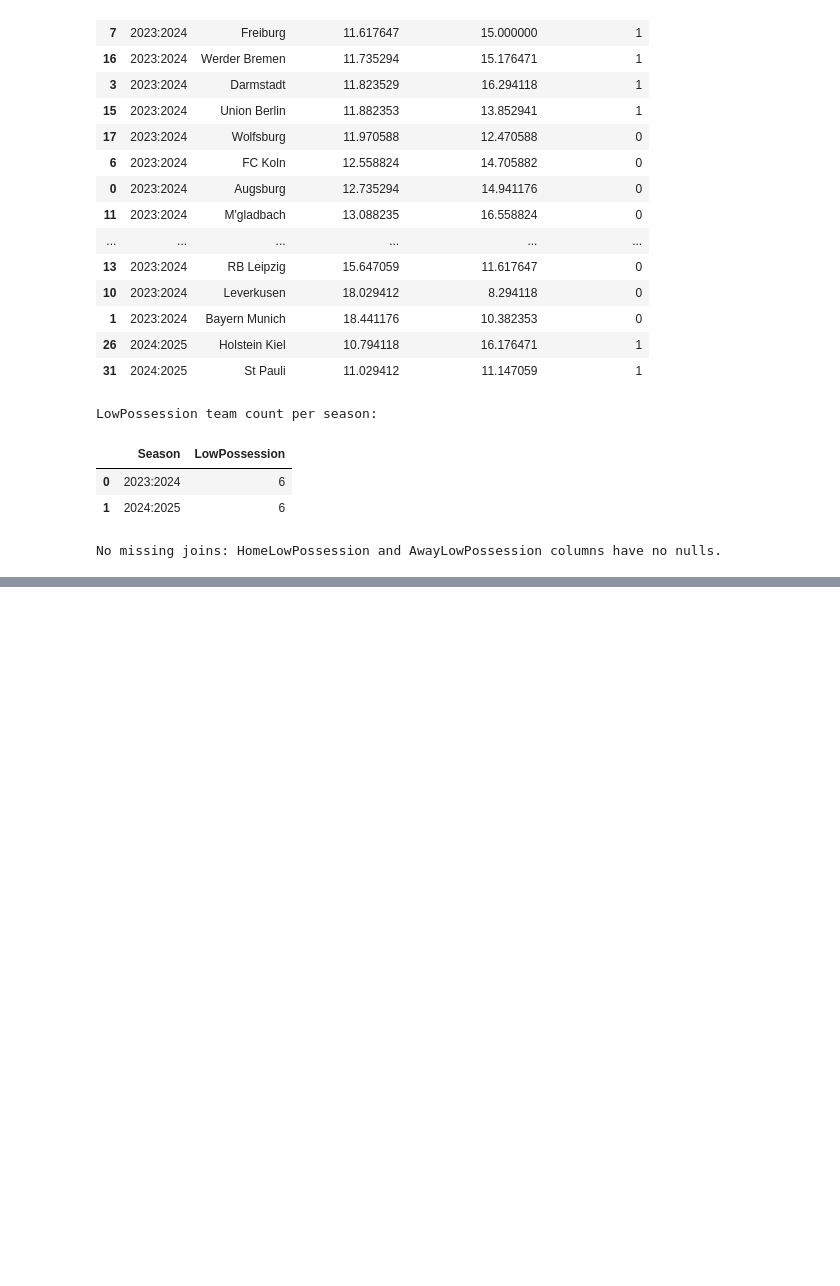
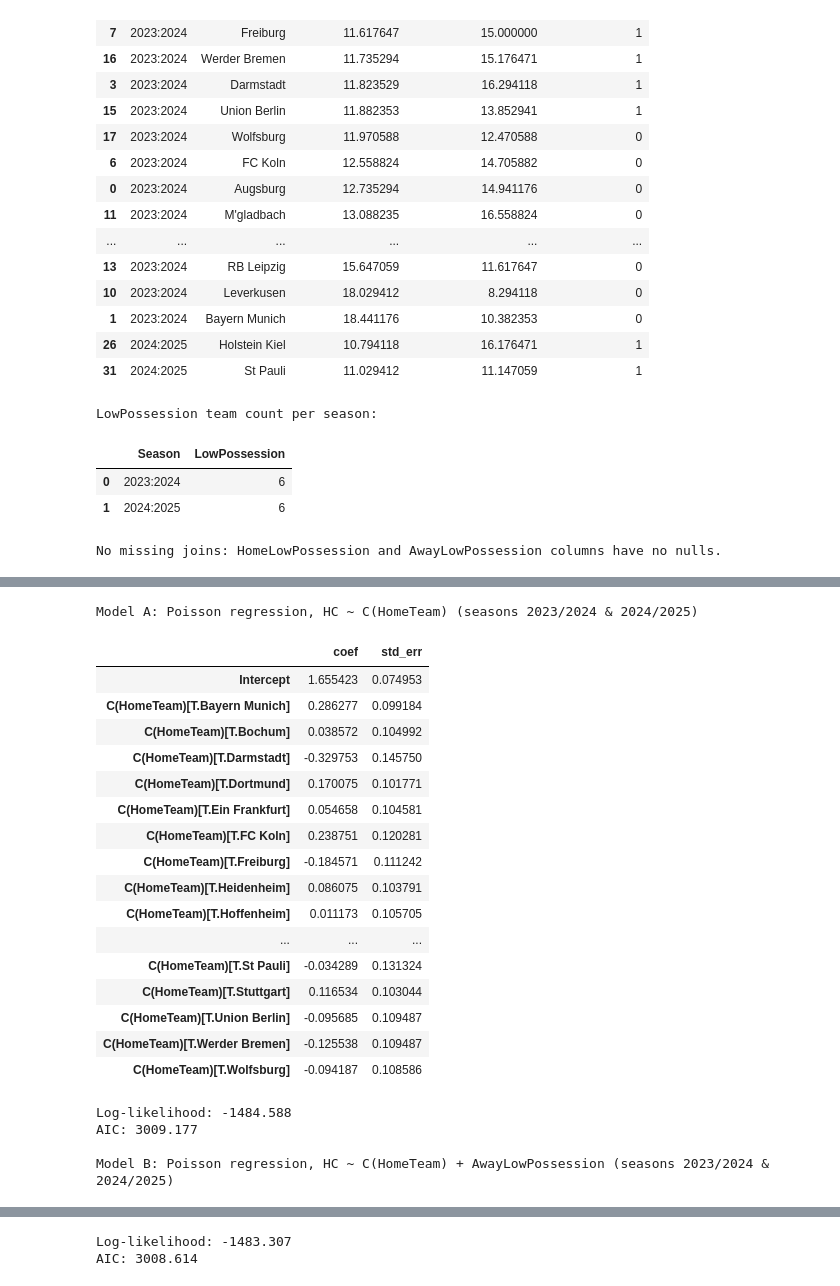
Before and after one commit to Acon3078/corners, a Jupyter notebook: Notebook.ipynb, the cells around one changed output, grey strips where cells are left out. Drawn from its saved outputs; the diff is of its cells as text; code cells hidden in the pictures; blank space fills up the shorter version.

```diff
--- a/Notebook.ipynb
+++ b/Notebook.ipynb
@@ -622,0 +654,77 @@ No missing joins: HomeLowPossession and AwayLowPossession columns have no nulls.
+# %%
+import statsmodels.api as sm
+import statsmodels.formula.api as smf
+
+# Use only the requested seasons (2023/2024 and 2024/2025)
+model_df = merged_df[merged_df["Season"].isin(["2023:2024", "2024:2025"])].copy()
+
+# Ensure required columns are present
+required_cols = {"Season", "HomeTeam", "HC", "AwayLowPossession"}
+missing = required_cols - set(model_df.columns)
+if missing:
+    raise ValueError(f"Missing required columns for modeling: {sorted(missing)}")
+
+# -----------------------------
+# 1. Model A: HC ~ C(HomeTeam)
+# -----------------------------
+model_a = smf.glm(
+    formula="HC ~ C(HomeTeam)",
+    data=model_df,
+    family=sm.families.Poisson(),
+).fit()
+
+coef_table_a = (
+    pd.DataFrame({
+        "coef": model_a.params,
+        "std_err": model_a.bse,
+    })
+)
+
+print("Model A: Poisson regression, HC ~ C(HomeTeam) (seasons 2023/2024 & 2024/2025)")
+display(coef_table_a)
+print(f"Log-likelihood: {model_a.llf:.3f}")
+print(f"AIC: {model_a.aic:.3f}")
+
+# ---------------------------------------------
+# 2. Model B: HC ~ C(HomeTeam) + AwayLowPossession
+# ---------------------------------------------
+model_b = smf.glm(
+    formula="HC ~ C(HomeTeam) + AwayLowPossession",
+    data=model_df,
+    family=sm.families.Poisson(),
+).fit()
+
+coef_table_b = (
+    pd.DataFrame({
+        "coef": model_b.params,
+        "std_err": model_b.bse,
+    })
+)
+
+print("\nModel B: Poisson regression, HC ~ C(HomeTeam) + AwayLowPossession (seasons 2023/2024 & 2024/2025)")
+display(coef_table_b)
+print(f"Log-likelihood: {model_b.llf:.3f}")
+print(f"AIC: {model_b.aic:.3f}")
+# %% [output]
+Model A: Poisson regression, HC ~ C(HomeTeam) (seasons 2023/2024 & 2024/2025)
+|  | coef | std_err |
+| Intercept | 1.655423 | 0.074953 |
+| C(HomeTeam)[T.Bayern Munich] | 0.286277 | 0.099184 |
+| C(HomeTeam)[T.Bochum] | 0.038572 | 0.104992 |
+| C(HomeTeam)[T.Darmstadt] | -0.329753 | 0.145750 |
+| C(HomeTeam)[T.Dortmund] | 0.170075 | 0.101771 |
+| C(HomeTeam)[T.Ein Frankfurt] | 0.054658 | 0.104581 |
+| C(HomeTeam)[T.FC Koln] | 0.238751 | 0.120281 |
+| C(HomeTeam)[T.Freiburg] | -0.184571 | 0.111242 |
+| C(HomeTeam)[T.Heidenheim] | 0.086075 | 0.103791 |
+| C(HomeTeam)[T.Hoffenheim] | 0.011173 | 0.105705 |
+| ... | ... | ... |
+| C(HomeTeam)[T.St Pauli] | -0.034289 | 0.131324 |
+| C(HomeTeam)[T.Stuttgart] | 0.116534 | 0.103044 |
+| C(HomeTeam)[T.Union Berlin] | -0.095685 | 0.109487 |
+| C(HomeTeam)[T.Werder Bremen] | -0.125538 | 0.109487 |
+| C(HomeTeam)[T.Wolfsburg] | -0.094187 | 0.108586 |
+Log-likelihood: -1484.588
+AIC: 3009.177
+
+Model B: Poisson regression, HC ~ C(HomeTeam) + AwayLowPossession (seasons 2023/2024 & 2024/2025)
@@ -622,0 +748,2 @@ No missing joins: HomeLowPossession and AwayLowPossession columns have no nulls.
+Log-likelihood: -1483.307
+AIC: 3008.614
```
Also changed, not shown: parts of 7 cells of this notebook.
